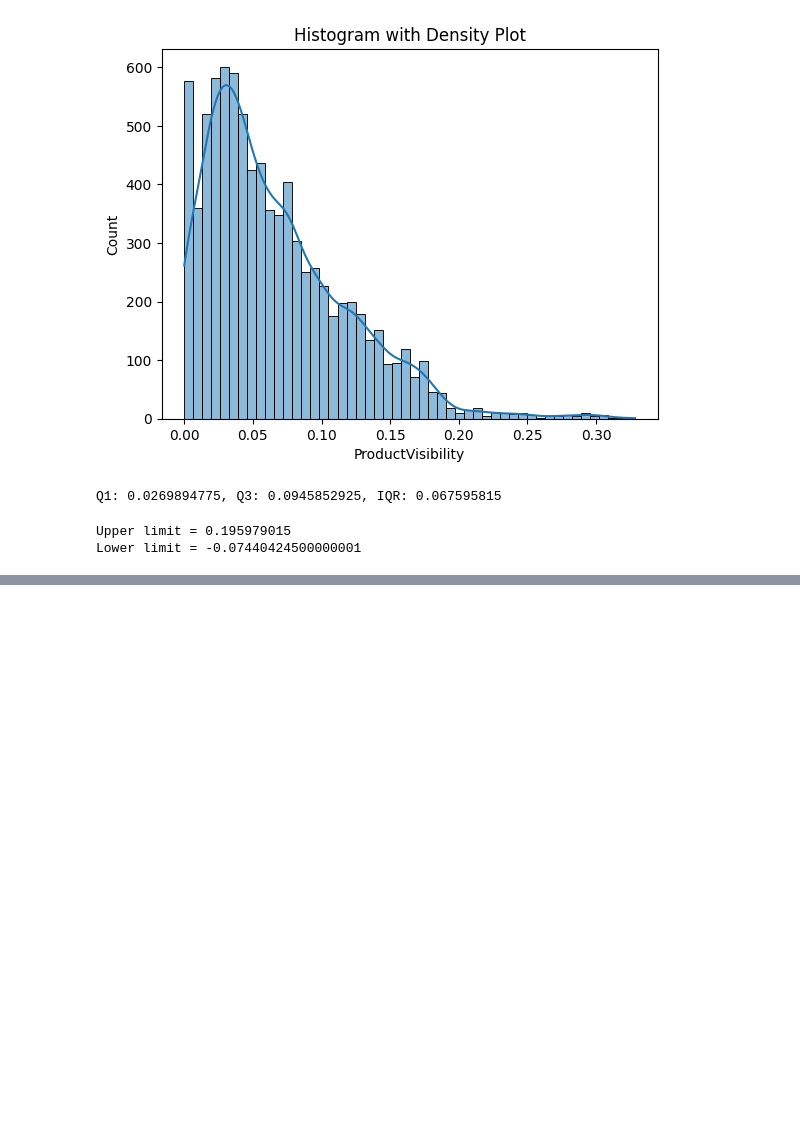
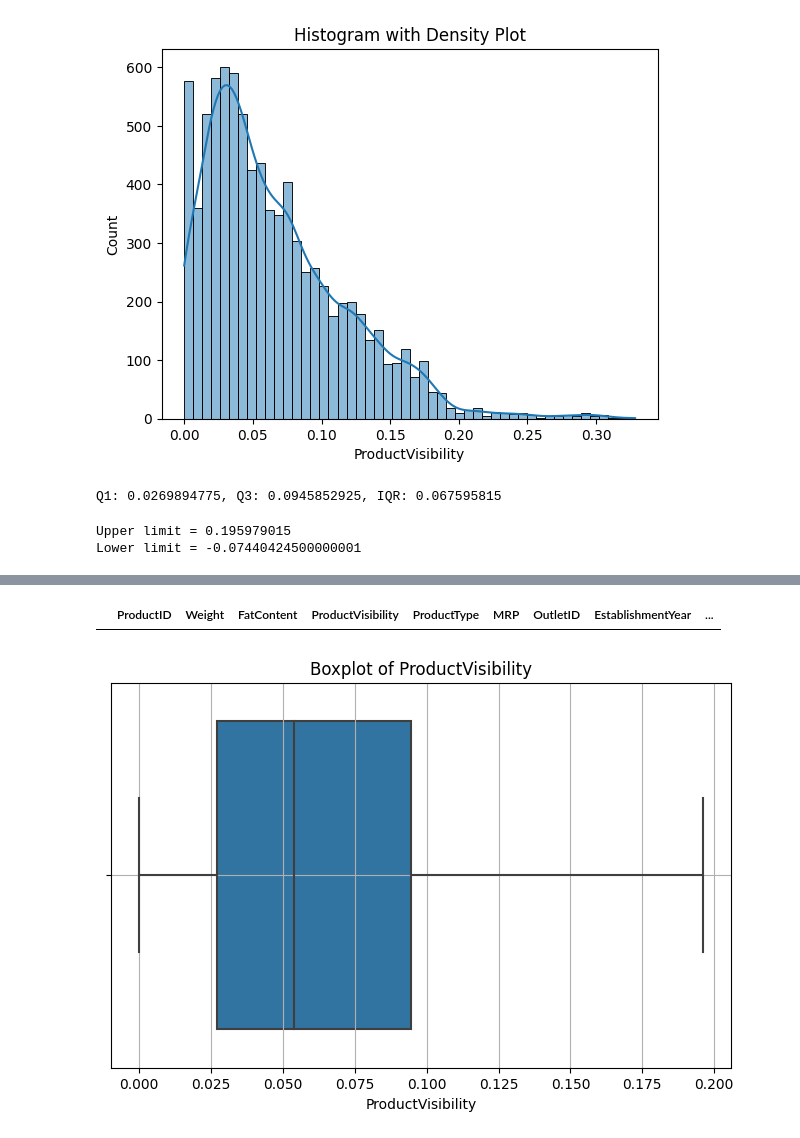
Before and after one commit to pi-mishra/Big-Mart-Sales-Prediction, a Jupyter notebook: BigMartSalesPrediction.ipynb, the cells around one changed output, grey strips where cells are left out. Cells and saved outputs as stored; diff of their text form; code cells hidden in the pictures; blank space fills up the shorter version.

Commit message:
Kaggle Notebook | Big Mart Sales Prediction | Version 4

```diff
--- a/BigMartSalesPrediction.ipynb
+++ b/BigMartSalesPrediction.ipynb
@@ -279,0 +296,22 @@ Lower limit = -0.07440424500000001
+# %%
+df[df["ProductVisibility"]<outletsales_lower_limit]
+# %% [output]
+|  | ProductID | Weight | FatContent | ProductVisibility | ProductType | MRP | OutletID | EstablishmentYear | ... |
+# %%
+# as the dataset is less and sales data is meaningfull so we will use capping method
+
+df["ProductVisibility"] = np.where(
+    df["ProductVisibility"] > productvisibility_upper_limit , productvisibility_upper_limit ,
+    np.where(df["ProductVisibility"]< productvisibility_lower_limit , productvisibility_lower_limit,df["ProductVisibility"])
+)
+# %%
+# checking if outliers are removed
+
+plt.figure(figsize=(8, 5))
+sns.boxplot(x=df["ProductVisibility"])
+plt.title("Boxplot of ProductVisibility")
+plt.xlabel("ProductVisibility")
+plt.grid(True)
+plt.show()
+# %% [output]
+[figure, added]
```
Also changed, not shown: parts of 1 cell of this notebook.
